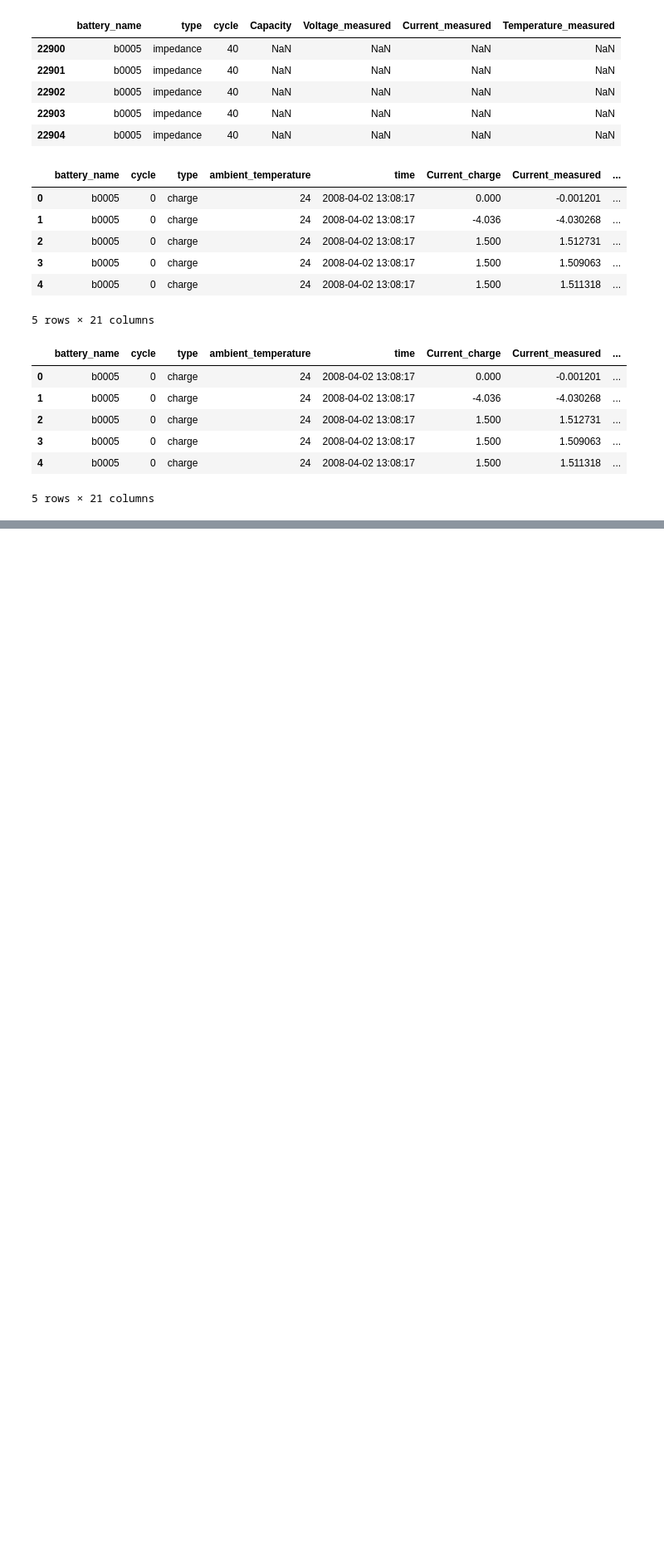
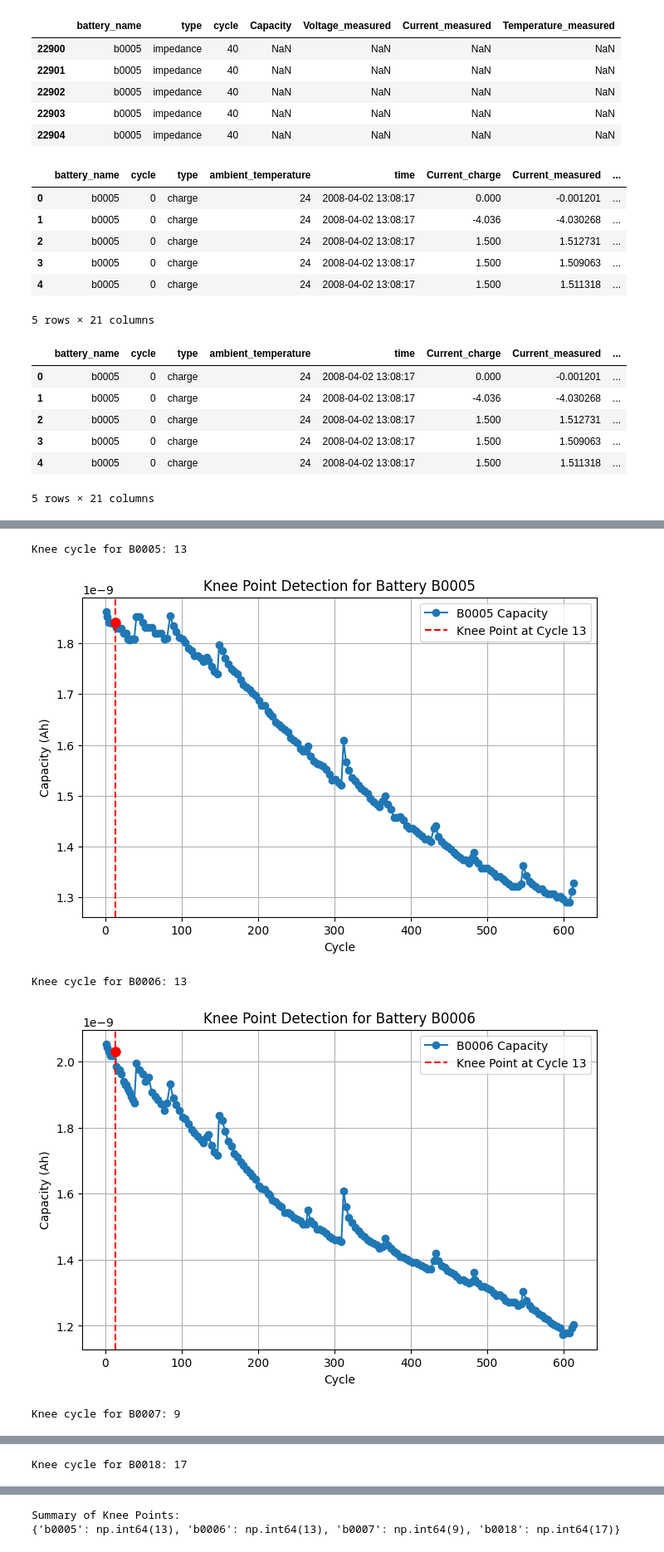
Before and after one commit to aravindhkrishnan09/Data-Science-and-Engineering-Analytics, a Jupyter notebook: Capstone_Project/jupyter_notebooks/EV_Battery_Health_Prediction.ipynb, the cells around one changed output, grey strips where cells are left out. Shown at 83% size. Cells and saved outputs as stored; diff of their text form; code cells hidden in the pictures; blank space fills up the shorter version.

```diff
--- a/Capstone_Project/jupyter_notebooks/EV_Battery_Health_Prediction.ipynb
+++ b/Capstone_Project/jupyter_notebooks/EV_Battery_Health_Prediction.ipynb
@@ -553,0 +888,66 @@ plt.show()
+# %%
+# ...existing code...
+from kneed import KneeLocator
+import matplotlib.pyplot as plt
+
+# The 'cap_deg' DataFrame was created in cell #VSC-395ddfaf
+# It contains the discharge capacity (capacity_Ah) for each battery and cycle.
+
+battery_names = cap_deg['battery_name'].unique() # Use cap_deg for battery names
+
+knee_points = {}
+
+for battery in battery_names:
+    # Filter data for the current battery from the cap_deg DataFrame
+    battery_data = cap_deg[cap_deg['battery_name'] == battery].sort_values(by='cycle')
+
+    # Get cycles and capacity (using the correct capacity_Ah)
+    cycles = battery_data['cycle'].values
+    capacity = battery_data['capacity_Ah'].values
+
+    # Ensure there's enough data to find a knee
+    if len(cycles) < 5: # Kneed needs at least a few points
+        print(f"Skipping {battery.upper()}: Not enough cycles ({len(cycles)}) for knee detection.")
+        knee_points[battery] = None
+        continue
+
+    # Find the knee point
+    try:
+        knee = KneeLocator(
+            x=cycles,
+            y=capacity,
+            S=1.0, # Sensitivity parameter: Higher S means fewer knees. Adjust if needed.
+            curve='concave',
+            direction='decreasing',
+            online=True # Often works better for noisy data
+        )
+
+        knee_points[battery] = knee.knee
+
+        print(f"Knee cycle for {battery.upper()}: {knee.knee}")
+
+        # Plot for each battery
+        plt.figure(figsize=(8, 5))
+        plt.plot(cycles, capacity, marker='o', linestyle='-', label=f'{battery.upper()} Capacity')
+        if knee.knee is not None:
+            plt.axvline(x=knee.knee, color='r', linestyle='--', label=f'Knee Point at Cycle {int(knee.knee)}')
+            plt.plot(knee.knee, knee.knee_y, 'ro', markersize=8) # Mark the knee point on the curve
+        plt.xlabel("Cycle")
+        plt.ylabel("Capacity (Ah)")
+        plt.title(f'Knee Point Detection for Battery {battery.upper()}')
+        plt.grid(True)
+        plt.legend()
+        plt.show()
+
+    except Exception as e:
+        print(f"Could not find knee point for {battery.upper()}: {e}")
+        knee_points[battery] = None
+
+print("\nSummary of Knee Points:")
+print(knee_points)
+# %% [output]
+Knee cycle for B0005: 13
+[figure, added]
+Knee cycle for B0006: 13
+[figure, added]
+Knee cycle for B0007: 9
@@ -553,0 +955 @@ plt.show()
+Knee cycle for B0018: 17
@@ -553,0 +957,2 @@ plt.show()
+Summary of Knee Points:
+{'b0005': np.int64(13), 'b0006': np.int64(13), 'b0007': np.int64(9), 'b0018': np.int64(17)}
```
Also changed, not shown: parts of 32 cells of this notebook, 2 other files.
